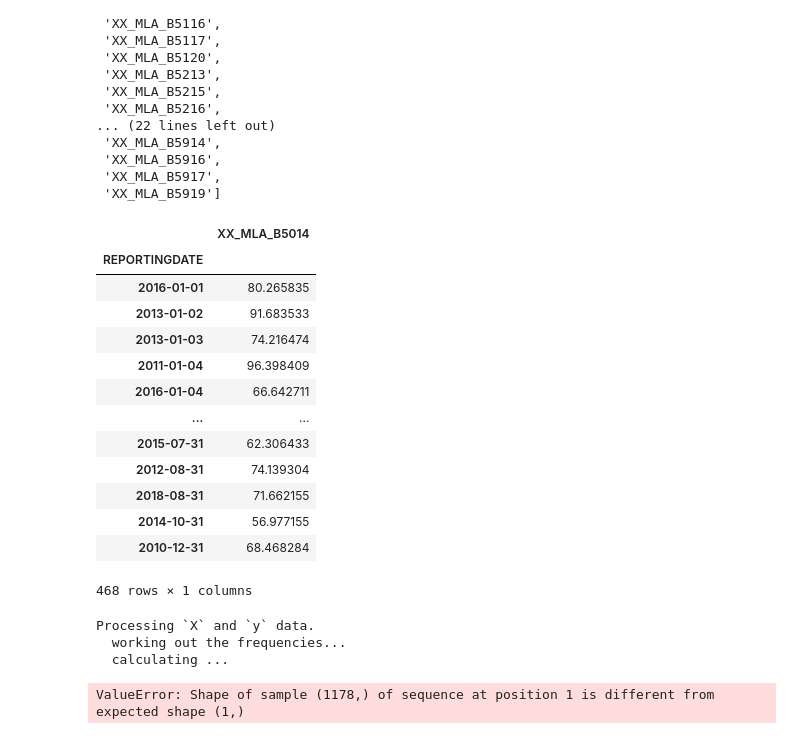
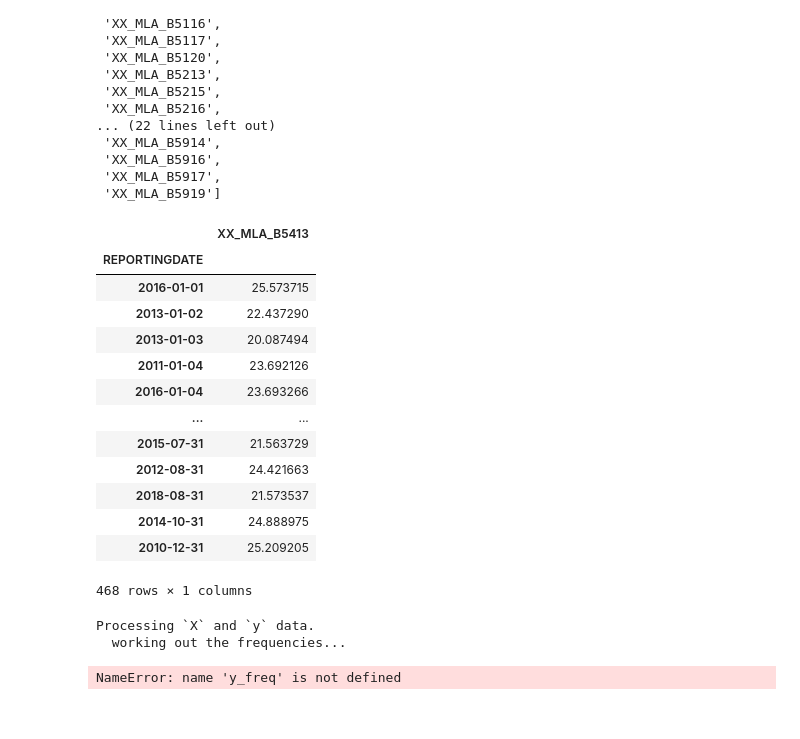
Before and after one commit to DianaZaig/Nowcasting-Techsprint, a Jupyter notebook: code/TechSprint_II_TFT.ipynb, the cells around one changed output. Cells and saved outputs as stored; diff of their text form; code cells hidden in the pictures.

```diff
--- a/code/TechSprint_II_TFT.ipynb
+++ b/code/TechSprint_II_TFT.ipynb
@@ -357,29 +357,28 @@ for mla_name in filter_col:
     dict_df_y_test[mla_name[-5:]] = df_y_test
     dict_df_y_train[mla_name[-5:]] = df_y_train
 # %%
-dict_df_y_train['B5014']
+dict_df_y_train['B5413']
 # %% [output]
-|  | XX_MLA_B5014 |
+|  | XX_MLA_B5413 |
 | REPORTINGDATE |  |
-| 2016-01-01 | 80.265835 |
-| 2013-01-02 | 91.683533 |
-| 2013-01-03 | 74.216474 |
-| 2011-01-04 | 96.398409 |
-| 2016-01-04 | 66.642711 |
+| 2016-01-01 | 25.573715 |
+| 2013-01-02 | 22.437290 |
+| 2013-01-03 | 20.087494 |
+| 2011-01-04 | 23.692126 |
+| 2016-01-04 | 23.693266 |
 | ... | ... |
-| 2015-07-31 | 62.306433 |
-| 2012-08-31 | 74.139304 |
-| 2018-08-31 | 71.662155 |
-| 2014-10-31 | 56.977155 |
-| 2010-12-31 | 68.468284 |
+| 2015-07-31 | 21.563729 |
+| 2012-08-31 | 24.421663 |
+| 2018-08-31 | 21.573537 |
+| 2014-10-31 | 24.888975 |
+| 2010-12-31 | 25.209205 |
 468 rows × 1 columns
 # %%
 tft.fit(
     X={"W": df_weekly_train, "ME": df_monthly_train},
-    y={"ME": dict_df_y_train['B5014']}
+    y={"W": dict_df_y_train['B5413']}
 )
 # %% [output]
 Processing `X` and `y` data.
   working out the frequencies...
-  calculating ...
-ValueError: Shape of sample (1178,) of sequence at position 1 is different from expected shape (1,)
+NameError: name 'y_freq' is not defined
```
